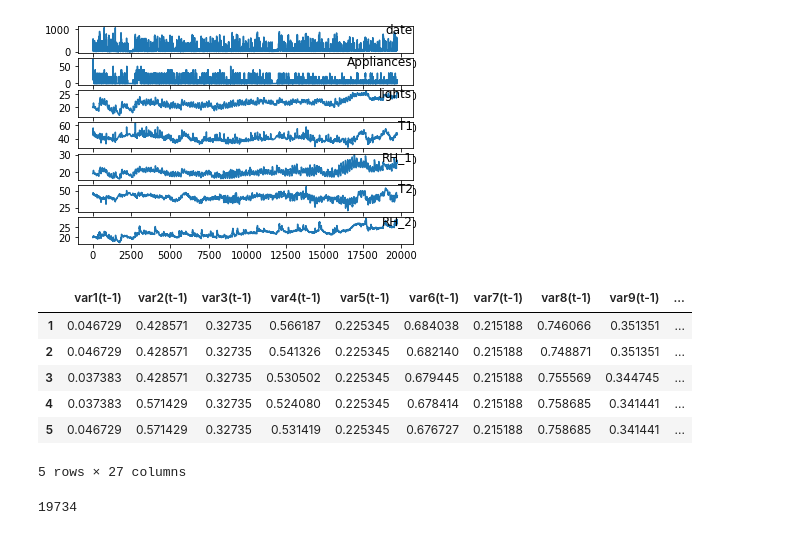
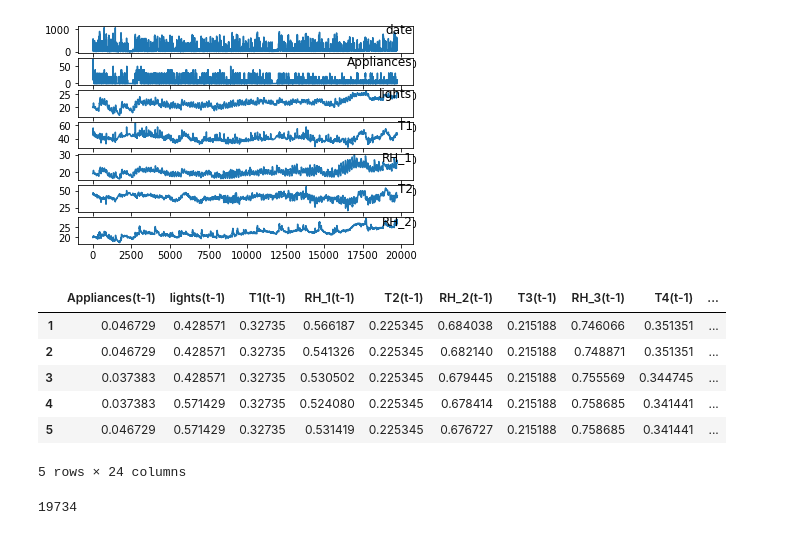
Before and after one commit to MatheusCascalho/Appliance-Energy-Prediction, a Jupyter notebook: notebooks/LSTM/lstm_appliances.ipynb, the cells around one changed output. Cells and saved outputs as stored; diff of their text form; code cells hidden in the pictures.

```diff
--- a/notebooks/LSTM/lstm_appliances.ipynb
+++ b/notebooks/LSTM/lstm_appliances.ipynb
@@ -67,9 +68,43 @@ def series_to_supervised(data, n_in=1, n_out=1, dropnan=True):
 	if dropnan:
 		agg.dropna(inplace=True)
 	return agg
+# %%
+# convert series to supervised learning
+def series_to_supervised_miso(data, n_in, n_out, endog_var='Appliances', dropnan=True):
+	"""
+	Frame a time series as a supervised learning dataset.
+	Arguments:
+		data: Sequence of observations as a list or NumPy array.
+		n_in: Number of lag observations as input (X).
+		n_out: Number of observations as output (y).
+		dropnan: Boolean whether or not to drop rows with NaN values.
+	Returns:
+		Pandas DataFrame of series framed for supervised learning.
+	"""
+	n_vars = 1 if type(data) is list else data.shape[1]
+	df = pd.DataFrame(data)
+	cols, names = list(), list()
+	# input sequence (t-n, ... t-1)
+	for i in range(n_in, 0, -1):
+		cols.append(df.shift(i))
+		names += [(df.columns[j]+'(t-%d)' % (i)) for j in range(n_vars)]
+	# forecast sequence (t, t+1, ... t+n)
+	for i in range(0, n_out):
+		cols.append(df[endog_var].shift(-i))
+		if i == 0:
+			names += [('Appliances(t)')]
+		else:
+			names += [('Appliances(t+%d)' % (i))]
+	# put it all together
+	agg = pd.concat(cols, axis=1)
+	agg.columns = names
+	# drop rows with NaN values
+	if dropnan:
+		agg.dropna(inplace=True)
+	return agg
 # %%
 dataset = pd.read_csv('/home/hugo/projetos-doutorado/Appliance-Energy-Prediction/data/energydata_complete.csv')
-data = dataset.drop(labels=['date','rv1','rv2'], axis=1)
+data = dataset.drop(labels=['date','rv1','rv2','T9','T6','Windspeed'], axis=1)
 values = data.values
 values
 # %% [output]
@@ -117,21 +151,22 @@ pyplot.close('all')
 # %%
 # normalize features
 scaler = MinMaxScaler(feature_range=(0, 1))
 scaled = scaler.fit_transform(values)
+scaled = pd.DataFrame(scaled,columns = list(data.columns))
 # frame as supervised learning
-reframed = series_to_supervised(scaled, 1, 1)
+reframed = series_to_supervised_miso(scaled, 1, 1)
 # drop columns we don't want to predict
-reframed.drop(reframed.columns[[27,28,29,30,31,32,33,34,35,36,37,38,39,40,41,42,43,44,45,46,47,48,49,50,51]], axis=1, inplace=True)
+#reframed.drop(reframed.columns[[27,28,29,30,31,32,33,34,35,36,37,38,39,40,41,42,43,44,45,46,47,48,49,50,51]], axis=1, inplace=True)
 #reframed.drop(reframed.columns[[0,27,28,29,30,31,32,33,34,35,36,37,38,39,40,41,42,43,44,45,46,47,48,49,50,51]], axis=1, inplace=True)
 reframed.head()
 # %% [output]
-|  | var1(t-1) | var2(t-1) | var3(t-1) | var4(t-1) | var5(t-1) | var6(t-1) | var7(t-1) | var8(t-1) | var9(t-1) | ... |
+|  | Appliances(t-1) | lights(t-1) | T1(t-1) | RH_1(t-1) | T2(t-1) | RH_2(t-1) | T3(t-1) | RH_3(t-1) | T4(t-1) | ... |
 | 1 | 0.046729 | 0.428571 | 0.32735 | 0.566187 | 0.225345 | 0.684038 | 0.215188 | 0.746066 | 0.351351 | ... |
 | 2 | 0.046729 | 0.428571 | 0.32735 | 0.541326 | 0.225345 | 0.682140 | 0.215188 | 0.748871 | 0.351351 | ... |
 | 3 | 0.037383 | 0.428571 | 0.32735 | 0.530502 | 0.225345 | 0.679445 | 0.215188 | 0.755569 | 0.344745 | ... |
 | 4 | 0.037383 | 0.571429 | 0.32735 | 0.524080 | 0.225345 | 0.678414 | 0.215188 | 0.758685 | 0.341441 | ... |
 | 5 | 0.046729 | 0.571429 | 0.32735 | 0.531419 | 0.225345 | 0.676727 | 0.215188 | 0.758685 | 0.341441 | ... |
-5 rows × 27 columns
+5 rows × 24 columns
 # %%
 len(reframed.values)
 # %% [output]
```
Also changed, not shown: parts of 11 cells of this notebook, 3 other files.
